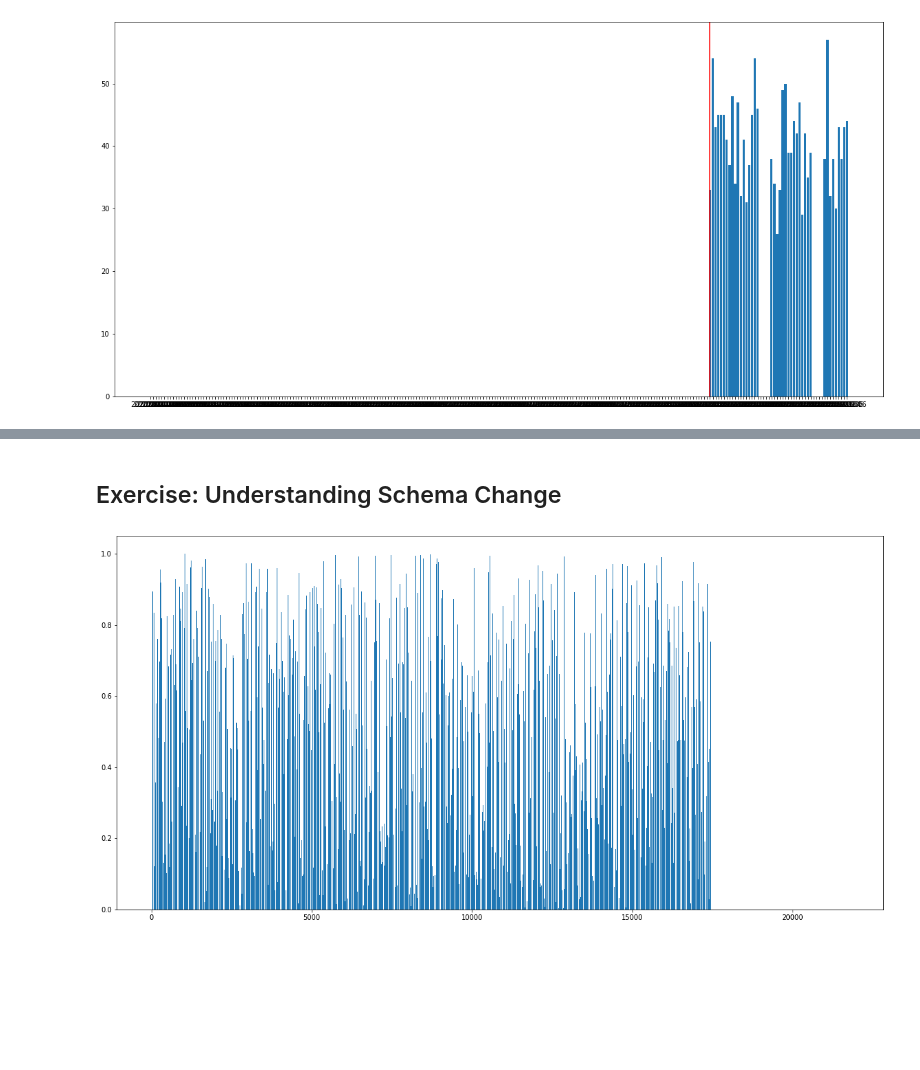
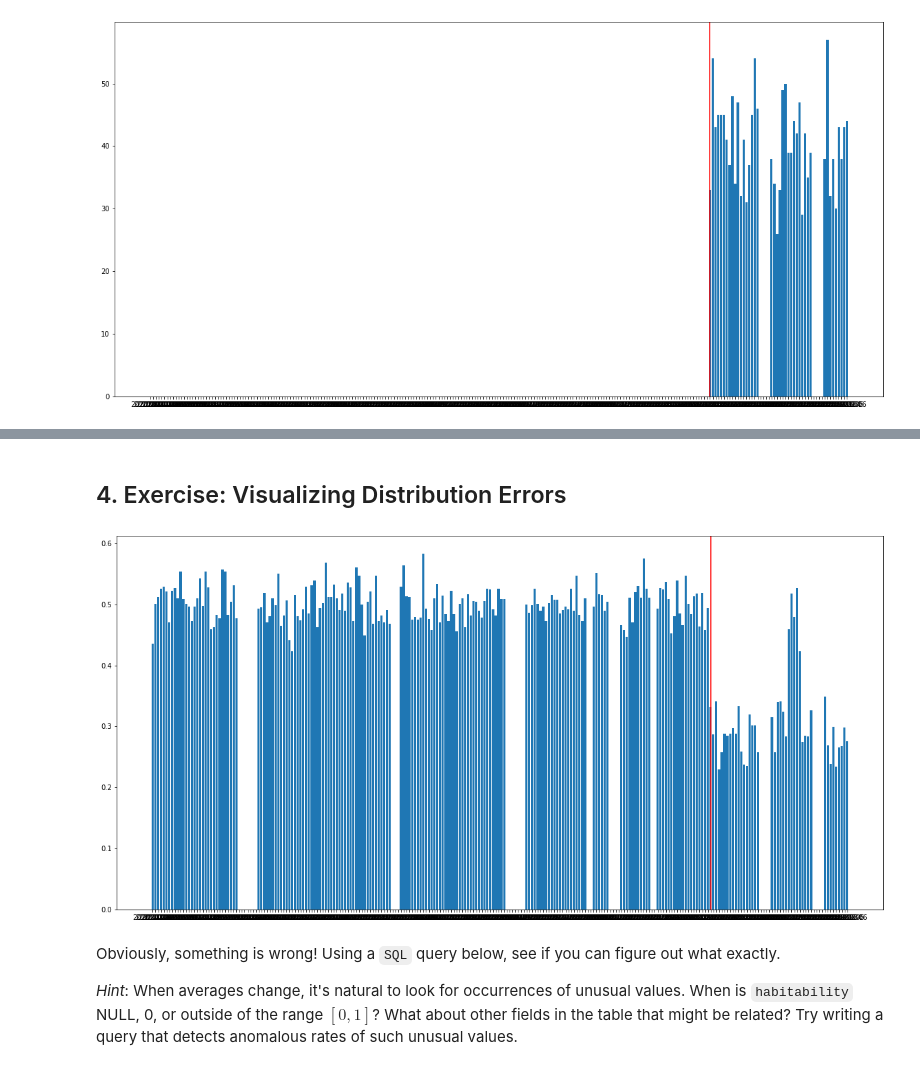
Before and after one commit to monte-carlo-data/data-downtime-challenge, a Jupyter notebook: exercise_2/ex2.ipynb, the cells around one changed output, grey strips where cells are left out. Cells and saved outputs as stored; diff of their text form; code cells hidden in the pictures; blank space fills up the shorter version.

```diff
--- a/exercise_2/ex2.ipynb
+++ b/exercise_2/ex2.ipynb
@@ -228,2 +233,0 @@ pd.read_sql_query("SELECT * FROM HABITABLES LIMIT 10", conn)
-# %% [markdown]
-## Exercise: Understanding Schema Change
@@ -238,3 +234,5 @@ all_days = pd.Index(all_days)
+# %% [markdown]
+## 4. Exercise: Visualizing Distribution Errors
 # %%
 SQL = """
 SELECT
@@ -246,9 +247,16 @@ FROM
 avg_habitability = pd.read_sql_query(SQL, conn)
 avg_habitability = avg_habitability \
     .rename(columns={clmn: clmn.lower() for clmn in avg_habitability.columns})
+avg_habitability = avg_habitability.set_index("date_added")
+avg_habitability = avg_habitability.reindex(all_days)
 # %%
 plt.figure(figsize=(20, 10))
-plt.bar(avg_habitability.index, height=avg_habitability["habitability"])
+plt.bar(avg_habitability.index, height=avg_habitability["avg_habitability"])
+plt.axvline(x = "2020-07-19", color = 'r')
 plt.show()
 # %% [output]
-[figure, old version]
+[figure, new version]
+# %% [markdown]
+Obviously, something is wrong! Using a `SQL` query below, see if you can figure out what exactly.
+
+*Hint*: When averages change, it's natural to look for occurrences of unusual values. When is `habitability` NULL, 0, or outside of the range $[0, 1]$? What about other fields in the table that might be related? Try writing a query that detects anomalous rates of such unusual values.
```
Also changed, not shown: parts of 11 cells of this notebook, 5 other files.
